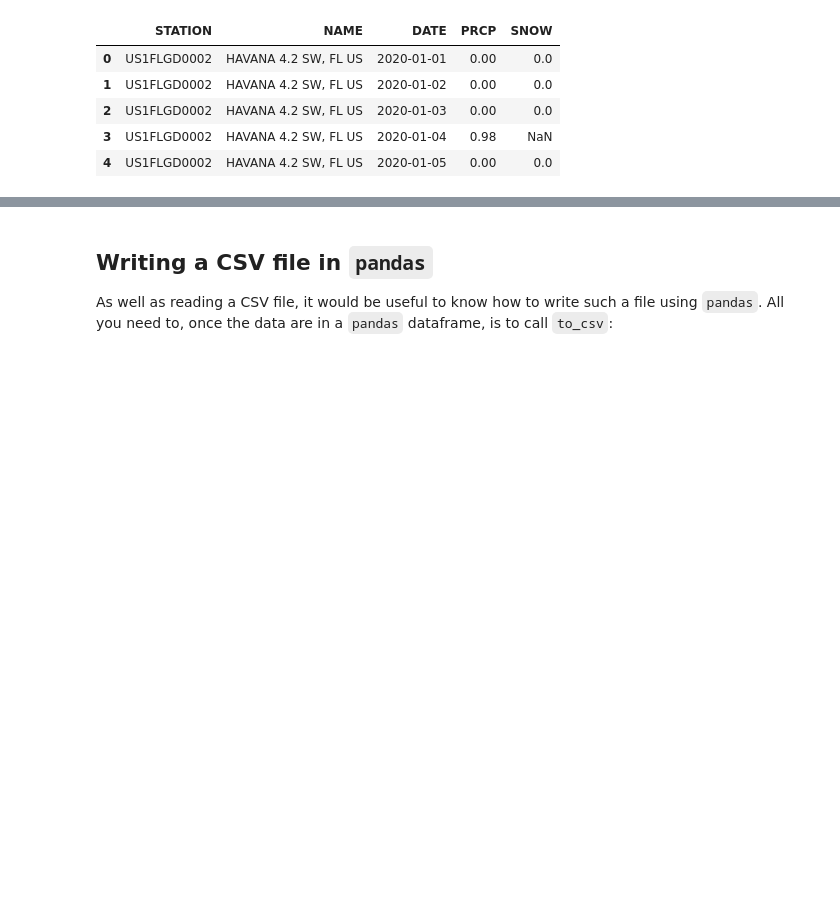
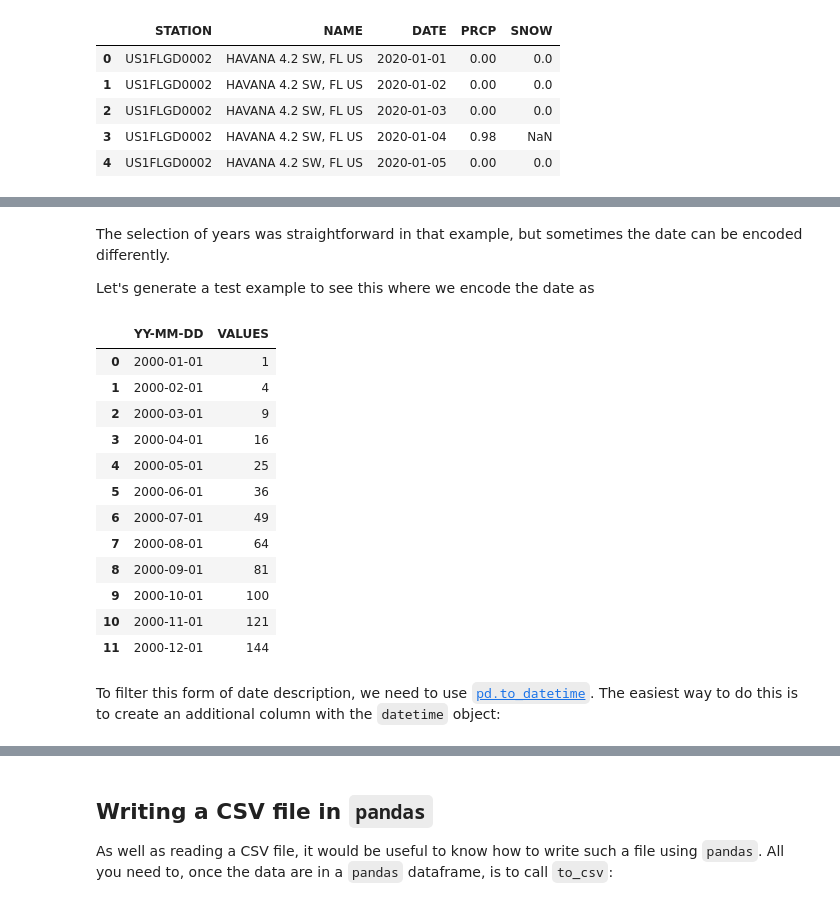
Before and after one commit to UCL-EO/geog0111, a Jupyter notebook: notebooks/021_Streams.ipynb, the cells around one changed output, grey strips where cells are left out. Cells and saved outputs as stored; diff of their text form; code cells hidden in the pictures; blank space fills up the shorter version.

```diff
--- a/notebooks/021_Streams.ipynb
+++ b/notebooks/021_Streams.ipynb
@@ -410,0 +511,31 @@ the data column titles
+# %% [markdown]
+The selection of years was straightforward in that example, but sometimes the date can be encoded differently.
+
+Let's generate a test example to see this where we encode the date as
+# %%
+# generate date strings
+dates = [f'2000-{m:>02d}-01' for m in range(1,13)]
+# put in DataFrmae
+df = pd.DataFrame(dates,columns=["YY-MM-DD"])
+
+# add a column of some values
+values = [m*m for m in range(1,13)]
+df["VALUES"] = values
+
+df
+# %% [output]
+|  | YY-MM-DD | VALUES |
+| 0 | 2000-01-01 | 1 |
+| 1 | 2000-02-01 | 4 |
+| 2 | 2000-03-01 | 9 |
+| 3 | 2000-04-01 | 16 |
+| 4 | 2000-05-01 | 25 |
+| 5 | 2000-06-01 | 36 |
+| 6 | 2000-07-01 | 49 |
+| 7 | 2000-08-01 | 64 |
+| 8 | 2000-09-01 | 81 |
+| 9 | 2000-10-01 | 100 |
+| 10 | 2000-11-01 | 121 |
+| 11 | 2000-12-01 | 144 |
+# %% [markdown]
+To filter this form of date description, we need to use [`pd.to_datetime`](https://pandas.pydata.org/pandas-docs/stable/reference/api/pandas.to_datetime.html). The easiest way to do this is to create an additional column with the `datetime` object:
```
Also changed, not shown: parts of 18 cells of this notebook, 5 other files.
